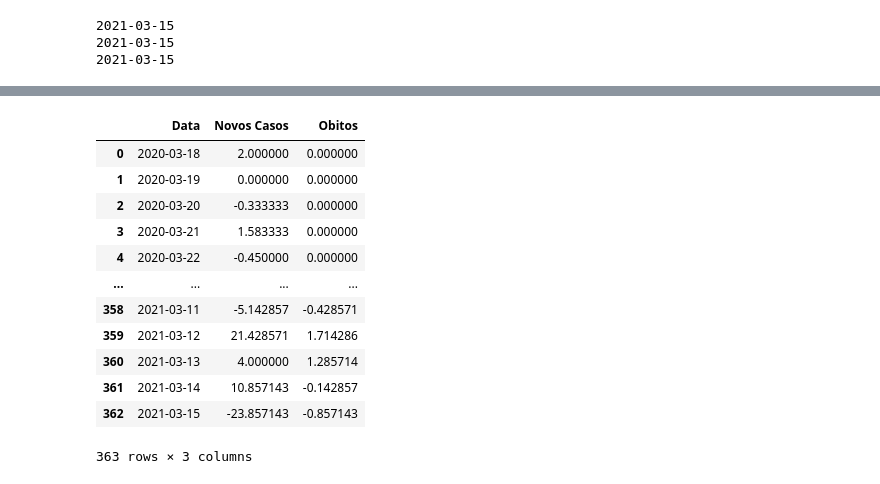
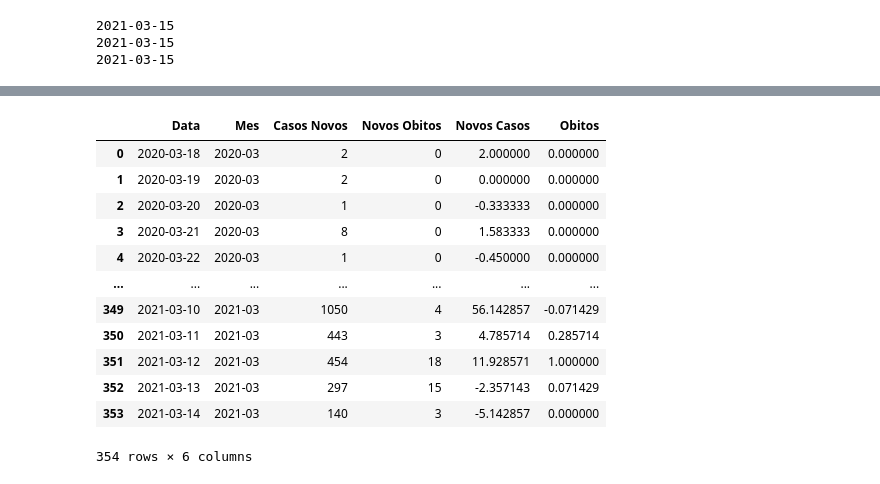
Before and after one commit to lia-univali/covid-tracker, a Jupyter notebook: note.ipynb, the cells around one changed output, grey strips where cells are left out. Cells and saved outputs as stored; diff of their text form; code cells hidden in the pictures.

```diff
--- a/note.ipynb
+++ b/note.ipynb
@@ -298,8 +298,8 @@ makeLineChart('letalidade', "Letalidade")
 makeLineChart('mortalidade', "Mortalidade para cada 100 mil habitantes")
 # %%
 import plotly.graph_objects as go
-import threading, queue
 
+media_dias = 14
 df_municipio = df_interesse[df_interesse["Município"] == "Itajaí"]
 
 novos = []
@@ -310,15 +310,18 @@ last_obitos = 0
 for i,r in df_municipio.iterrows():
 
     novos.append(r['Novos Casos'])
-    if(len(novos) > 7):
+    if(len(novos) > media_dias):
         novos.pop(0)
 
     obitos.append(r['Novos Obitos'])
-    if(len(obitos) > 7):
+    if(len(obitos) > media_dias):
         obitos.pop(0)
 
     out.append({
         "Data": r['Data'],
+        "Mes": r['Data'].strftime("%Y-%m"),
+        "Casos Novos": r['Novos Casos'],
+        "Novos Obitos": r['Novos Obitos'],
         'Novos Casos': np.mean(np.array(novos))-last,
         "Obitos": np.mean(np.array(obitos))-last_obitos
     })
@@ -343,57 +346,60 @@ mun
 # %%
 municipios_amfri = [
     'Balneário Camboriú','Balneário Piçarras','Bombinhas','Camboriú','Itajaí',
     'Ilhota','Itapema', 'Luiz Alves','Navegantes','Penha','Porto Belo'
 ]
 
 df_amfri = df_processado[df_processado["Município"].isin(municipios_amfri)]
 
 novos = []
 obitos = []
 out = []
 last = 0
 last_obitos = 0
 for dia in df_amfri['Data'].unique():
     df_dia = df_amfri[df_amfri['Data'] == dia]
 
     c = 0
     o = 0
     for i,r in df_dia.iterrows():
         c+=r['Novos Casos']
         o+=r['Novos Obitos']
+    if(c>0):
+        novos.append(c)
+        if(len(novos) > media_dias):
+            novos.pop(0)
 
-    novos.append(c)
-    if(len(novos) > 7):
-        novos.pop(0)
+        obitos.append(o)
+        if(len(obitos) > media_dias):
+            obitos.pop(0)
 
-    obitos.append(o)
-    if(len(obitos) > 7):
-        obitos.pop(0)
-
-    out.append({
-        "Data": r['Data'],
-        'Novos Casos': np.mean(np.array(novos))-last,
-        "Obitos": np.mean(np.array(obitos))-last_obitos
-    })
-    last = np.mean(np.array(novos))
-    last_obitos = np.mean(np.array(obitos))
+        out.append({
+            "Data": r['Data'],
+            "Mes": r['Data'].strftime("%Y-%m"),
+            "Casos Novos": c,
+            "Novos Obitos": o,
+            'Novos Casos': np.mean(np.array(novos))-last,
+            "Obitos": np.mean(np.array(obitos))-last_obitos
+        })
+        last = np.mean(np.array(novos))
+        last_obitos = np.mean(np.array(obitos))
 
 amfri = pd.DataFrame(out)
 amfri
 # %% [output]
-|  | Data | Novos Casos | Obitos |
-| 0 | 2020-03-18 | 2.000000 | 0.000000 |
-| 1 | 2020-03-19 | 0.000000 | 0.000000 |
-| 2 | 2020-03-20 | -0.333333 | 0.000000 |
-| 3 | 2020-03-21 | 1.583333 | 0.000000 |
-| 4 | 2020-03-22 | -0.450000 | 0.000000 |
-| ... | ... | ... | ... |
-| 358 | 2021-03-11 | -5.142857 | -0.428571 |
-| 359 | 2021-03-12 | 21.428571 | 1.714286 |
-| 360 | 2021-03-13 | 4.000000 | 1.285714 |
-| 361 | 2021-03-14 | 10.857143 | -0.142857 |
-| 362 | 2021-03-15 | -23.857143 | -0.857143 |
+|  | Data | Mes | Casos Novos | Novos Obitos | Novos Casos | Obitos |
+| 0 | 2020-03-18 | 2020-03 | 2 | 0 | 2.000000 | 0.000000 |
+| 1 | 2020-03-19 | 2020-03 | 2 | 0 | 0.000000 | 0.000000 |
+| 2 | 2020-03-20 | 2020-03 | 1 | 0 | -0.333333 | 0.000000 |
+| 3 | 2020-03-21 | 2020-03 | 8 | 0 | 1.583333 | 0.000000 |
+| 4 | 2020-03-22 | 2020-03 | 1 | 0 | -0.450000 | 0.000000 |
+| ... | ... | ... | ... | ... | ... | ... |
+| 349 | 2021-03-10 | 2021-03 | 1050 | 4 | 56.142857 | -0.071429 |
+| 350 | 2021-03-11 | 2021-03 | 443 | 3 | 4.785714 | 0.285714 |
+| 351 | 2021-03-12 | 2021-03 | 454 | 18 | 11.928571 | 1.000000 |
+| 352 | 2021-03-13 | 2021-03 | 297 | 15 | -2.357143 | 0.071429 |
+| 353 | 2021-03-14 | 2021-03 | 140 | 3 | -5.142857 | 0.000000 |
-363 rows × 3 columns
+354 rows × 6 columns
 # %%
 df_sc = df_processado.copy()
 
```
Also changed, not shown: parts of 4 cells of this notebook, 12 other files.
